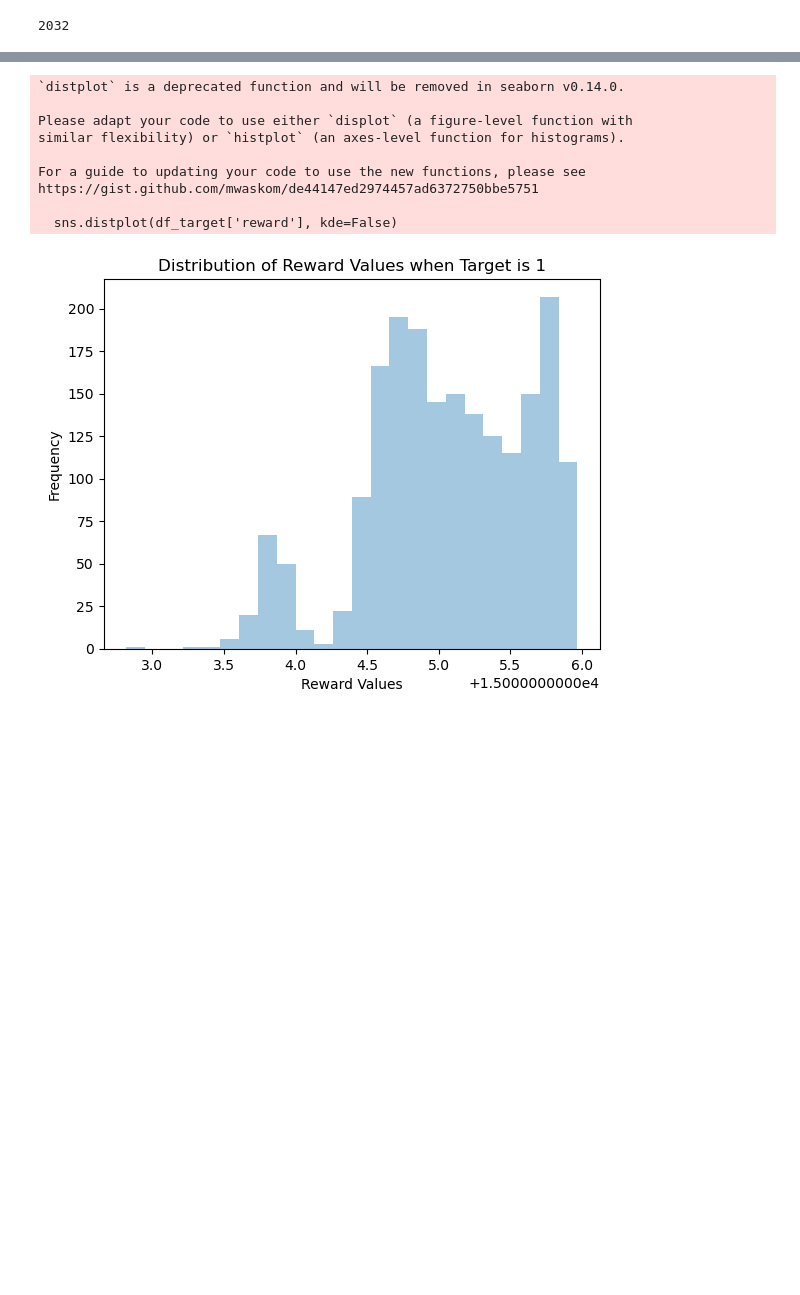
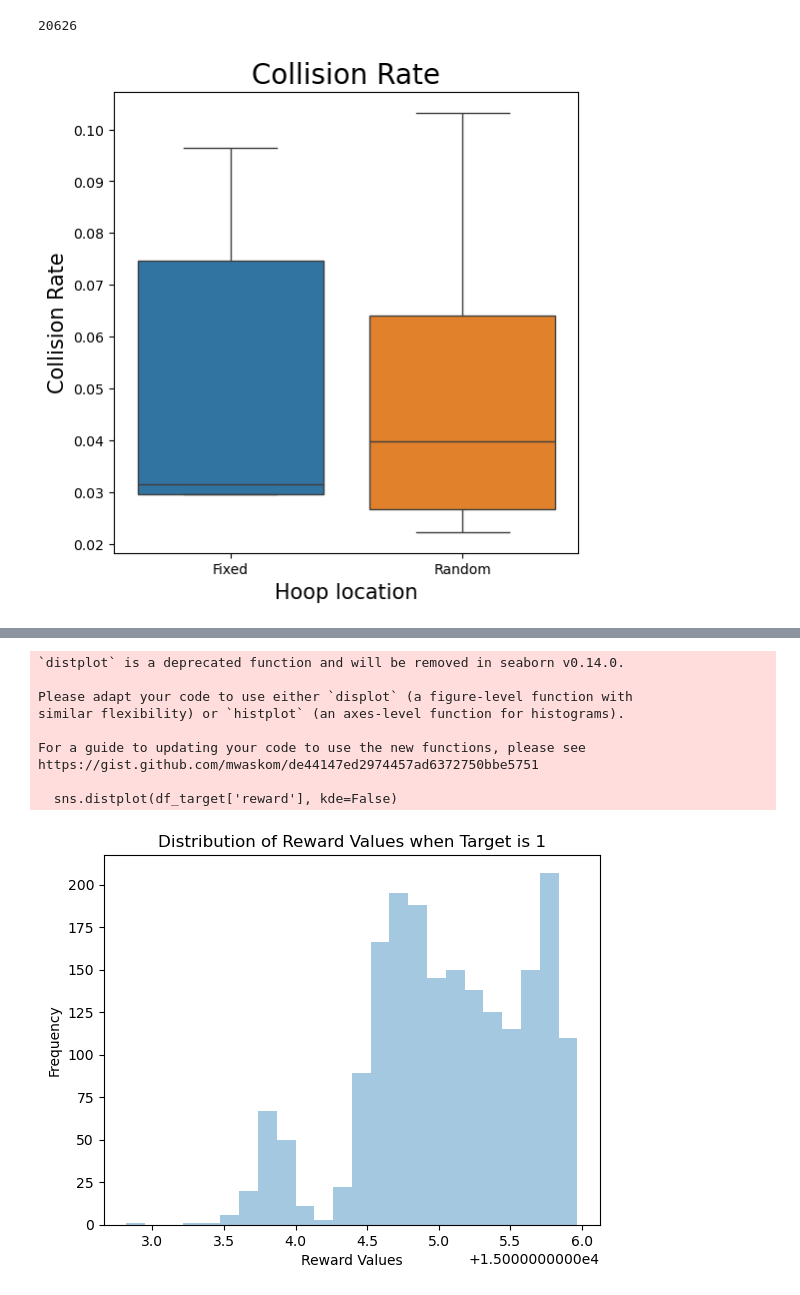
Before and after one commit to esquivelrs/DTU-RL-Isaac-Gym-Drone-Env, a Jupyter notebook: isaacgymenvs/reports/extract_data_set.ipynb, the cells around one changed output, grey strips where cells are left out. Drawn from its saved outputs; the diff is of its cells as text; code cells hidden in the pictures; blank space fills up the shorter version.

Commit message:
DroneHoops

```diff
--- a/isaacgymenvs/reports/extract_data_set.ipynb
+++ b/isaacgymenvs/reports/extract_data_set.ipynb
@@ -98,7 +138,32 @@ Overall collision rate:
-# %%
-total_splits
-# %% [output]
-2032
+# %%
+total_splits_exp
+# %% [output]
+20626
+# %%
+import seaborn as sns
+import matplotlib.pyplot as plt
+
+# Reset the index of the DataFrame to make 'experiment' and 'iteration' regular columns
+collision_rate_ite_plot = collision_rate_ite.reset_index()
+
+# Rename the 0 column to 'collision_rate'
+collision_rate_ite_plot = collision_rate_ite_plot.rename(columns={0: 'collision_rate'})
+
+# Replace the 'experiment' column values
+collision_rate_ite_plot['experiment'] = collision_rate_ite_plot['experiment'].replace({1: 'Fixed', 2: 'Random'})
+
+# Create a boxplot of the collision rates by iteration with hue as experiment
+plt.figure(figsize=(6, 6))
+box_plot = sns.boxplot(x='experiment', y='collision_rate', hue='experiment', data=collision_rate_ite_plot)
+
+# Set the title and labels, increase their font sizes
+box_plot.set_title('Collision Rate', fontsize=20)
+box_plot.set_xlabel('Hoop location', fontsize=15)
+box_plot.set_ylabel('Collision Rate', fontsize=15)
+
+plt.show()
+# %% [output]
+[figure, added]
 # %%
 # Define a function that checks if there's at least one target in a group
 def has_target(group):
```
Also changed, not shown: parts of 8 cells of this notebook.
